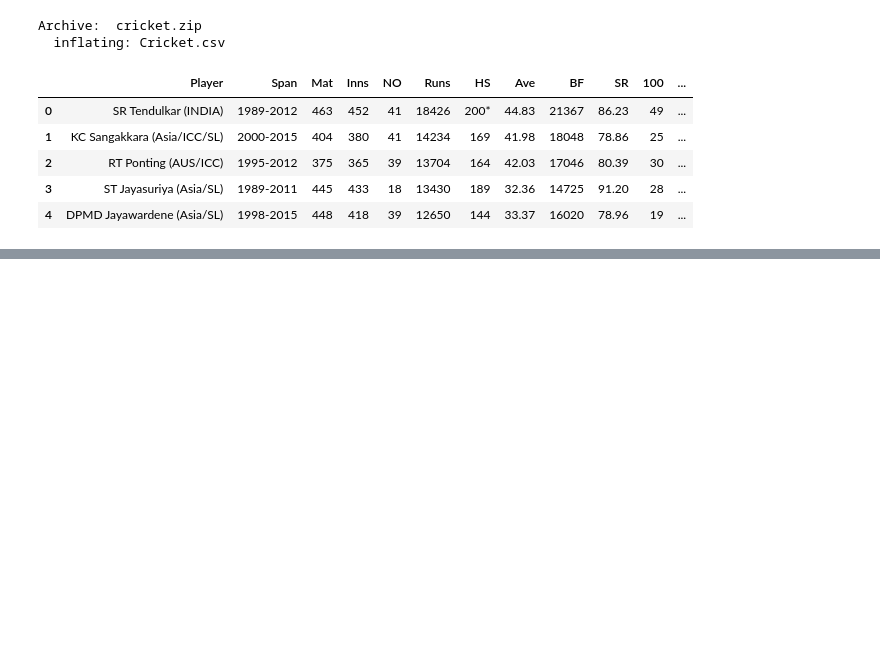
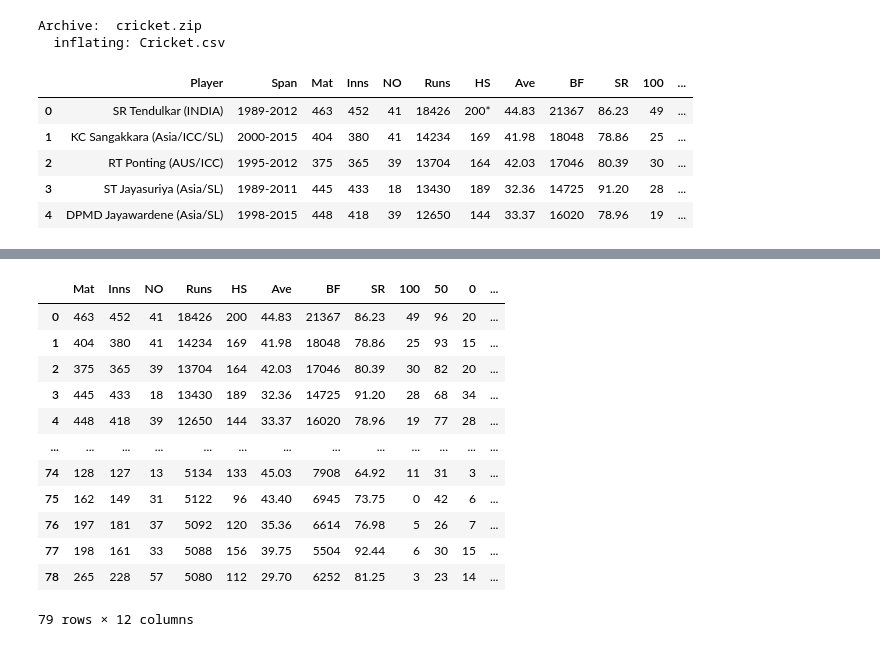
Before and after one commit to PankajRaghunadhabhatla/Python, a Jupyter notebook: Cricket_Analysis.ipynb, the cells around one changed output, grey strips where cells are left out. Cells and saved outputs as stored; diff of their text form; code cells hidden in the pictures; blank space fills up the shorter version.

```diff
--- a/Cricket_Analysis.ipynb
+++ b/Cricket_Analysis.ipynb
@@ -30,0 +215,19 @@ df.head()
+# %%
+df_drop = df.copy()
+df_drop = df_drop.drop(['Player'], axis=1)
+# %%
+df_drop
+# %% [output]
+|  | Mat | Inns | NO | Runs | HS | Ave | BF | SR | 100 | 50 | 0 | ... |
+| 0 | 463 | 452 | 41 | 18426 | 200 | 44.83 | 21367 | 86.23 | 49 | 96 | 20 | ... |
+| 1 | 404 | 380 | 41 | 14234 | 169 | 41.98 | 18048 | 78.86 | 25 | 93 | 15 | ... |
+| 2 | 375 | 365 | 39 | 13704 | 164 | 42.03 | 17046 | 80.39 | 30 | 82 | 20 | ... |
+| 3 | 445 | 433 | 18 | 13430 | 189 | 32.36 | 14725 | 91.20 | 28 | 68 | 34 | ... |
+| 4 | 448 | 418 | 39 | 12650 | 144 | 33.37 | 16020 | 78.96 | 19 | 77 | 28 | ... |
+| ... | ... | ... | ... | ... | ... | ... | ... | ... | ... | ... | ... | ... |
+| 74 | 128 | 127 | 13 | 5134 | 133 | 45.03 | 7908 | 64.92 | 11 | 31 | 3 | ... |
+| 75 | 162 | 149 | 31 | 5122 | 96 | 43.40 | 6945 | 73.75 | 0 | 42 | 6 | ... |
+| 76 | 197 | 181 | 37 | 5092 | 120 | 35.36 | 6614 | 76.98 | 5 | 26 | 7 | ... |
+| 77 | 198 | 161 | 33 | 5088 | 156 | 39.75 | 5504 | 92.44 | 6 | 30 | 15 | ... |
+| 78 | 265 | 228 | 57 | 5080 | 112 | 29.70 | 6252 | 81.25 | 3 | 23 | 14 | ... |
+79 rows × 12 columns
```
Also changed, not shown: parts of 15 cells of this notebook.
